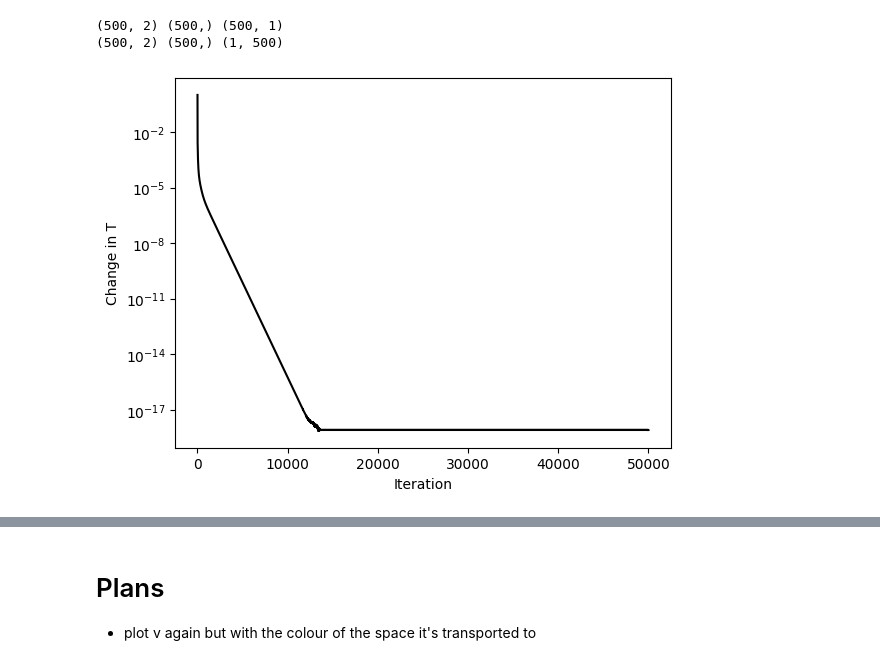
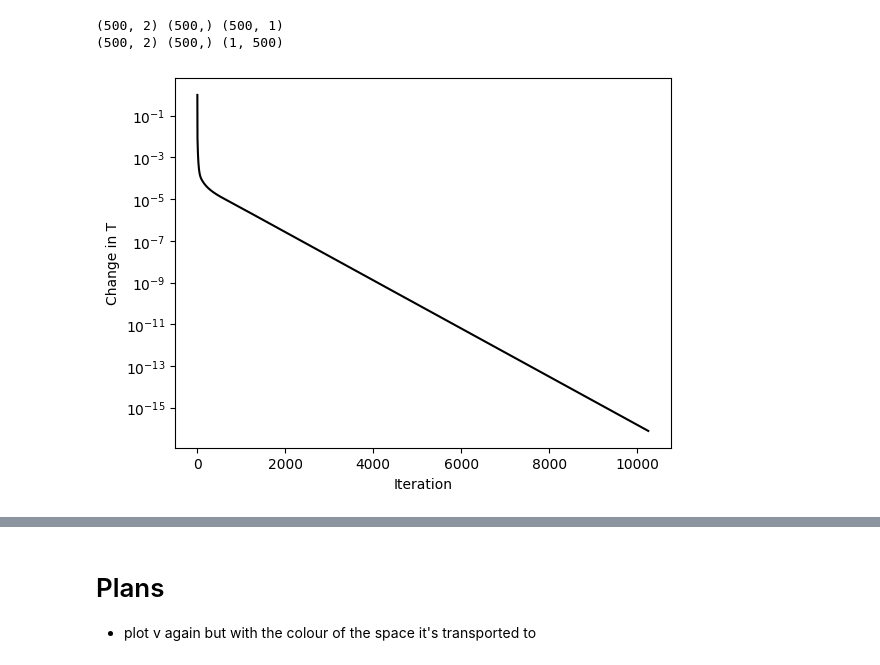
Before and after one commit to Langbridge/constrained-ot, a Jupyter notebook: first-paper/twomoons.ipynb, the cells around one changed output, grey strips where cells are left out. Saved outputs shown, nothing was run; the diff lists cells and outputs as text; code cells hidden in the pictures.

```diff
--- a/first-paper/twomoons.ipynb
+++ b/first-paper/twomoons.ipynb
@@ -47,12 +47,12 @@ n = 500
 m = 500
 
 target_rot = -20
-source_labels = 0.9
-target_labels = 0.2
+source_labels = 0.2
+target_labels = 0.9
 
-gamma = 1e-2
-gamma_r = 1e-2
-gamma_c = 1e-2
+gamma = 9e-3
+gamma_r = 5e-2
+gamma_c = 5e-2
 
 num_iters = int(5e4)
 
@@ -95,31 +125,36 @@ axs[1].scatter(*X_tar.T, color=colors[y_tar], s=4)
 # %%
 from src.utils.solvers import SoftBregman, LogStabilised_SoftBregman
 
 rows_to_relax = (y == 2).reshape(-1, 1)
 cols_to_relax = (y_tar == 2).reshape(1, -1)
 
 l_idxs = np.where(np.logical_and(
     np.tile(y, (m, 1)).T != np.tile(y_tar, (n, 1)),
     np.logical_and(np.tile(y, (m, 1)).T < 2, np.tile(y_tar, (n, 1)) < 2),
 ))
 blocked_idxs = zip(*l_idxs)
 
 mu = np.ones(n)
 nu = np.ones(m)
 
 def C(x, y):
     return (np.abs(x - y) ** 2).sum(axis=-1)
 
 print(X.shape, mu.shape, rows_to_relax.shape)
 print(X_tar.shape, nu.shape, cols_to_relax.shape)
 
 solver = SoftBregman(gamma, gamma_c, gamma_r, rows_to_relax, cols_to_relax, blocked_idxs)
-T = solver.solve(X, X_tar, mu, nu, C=C(X[:, None], X_tar[None, :]), plot=True, num_iters=num_iters)
+T = solver.solve(X, X_tar, mu, nu, C=C(X[:, None], X_tar[None, :]), num_iters=num_iters, plot=True, thresh=1e-12)
 
-# TODO: troubleshoot this log solver, isn't producing valid plans.
+# # TODO: troubleshoot this log solver, isn't producing valid plans.
 # solver = LogStabilised_SoftBregman(gamma, gamma_c, gamma_r, rows_to_relax, cols_to_relax, blocked_idxs)
+# # solver.row_exponent_0 = np.ones_like(solver.row_exponent_0)
+# # solver.row_exponent_1 = np.zeros_like(solver.row_exponent_1)
+# # solver.col_exponent_0 = np.ones_like(solver.col_exponent_0)
+# # solver.col_exponent_1 = np.zeros_like(solver.col_exponent_1)
+
 # T = solver.solve(X, X_tar, mu, nu, C=C(X[:, None], X_tar[None, :]), plot=True, num_iters=num_iters)
 # %% [output]
 (500, 2) (500,) (500, 1)
 (500, 2) (500,) (1, 500)
-[figure, old version]
+[figure, new version]
```
Also changed, not shown: parts of 7 cells of this notebook, 3 other files.
